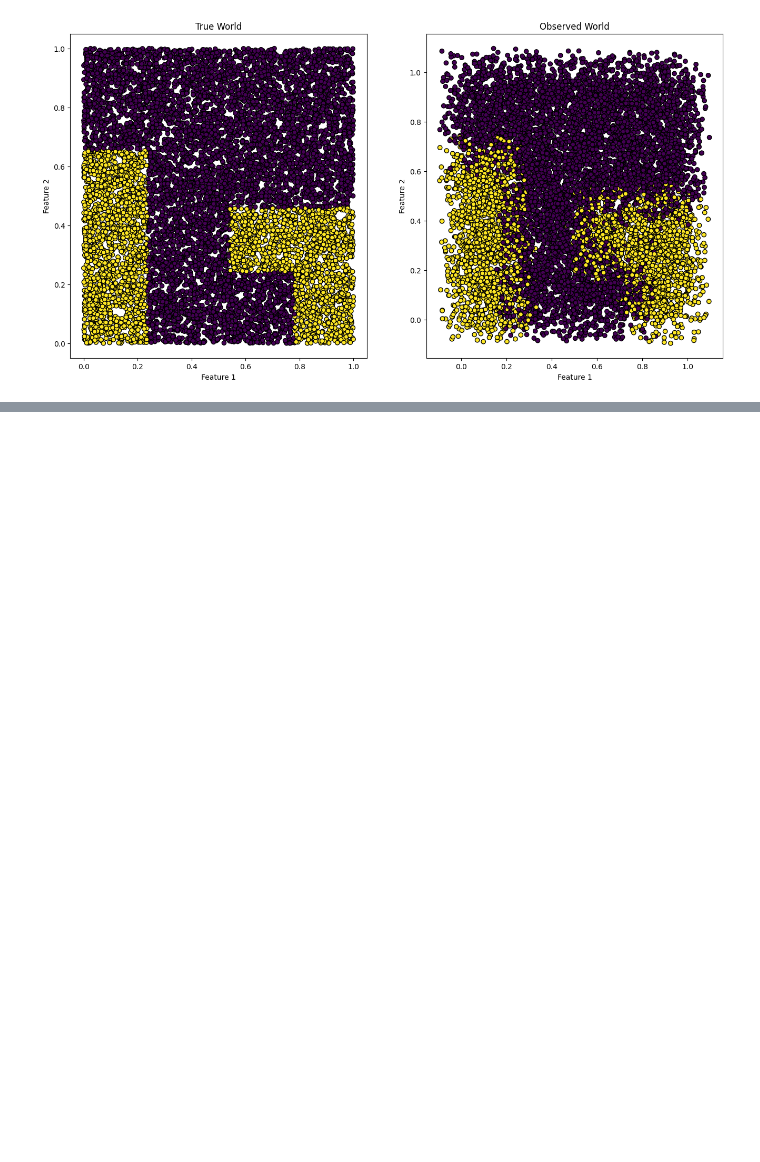
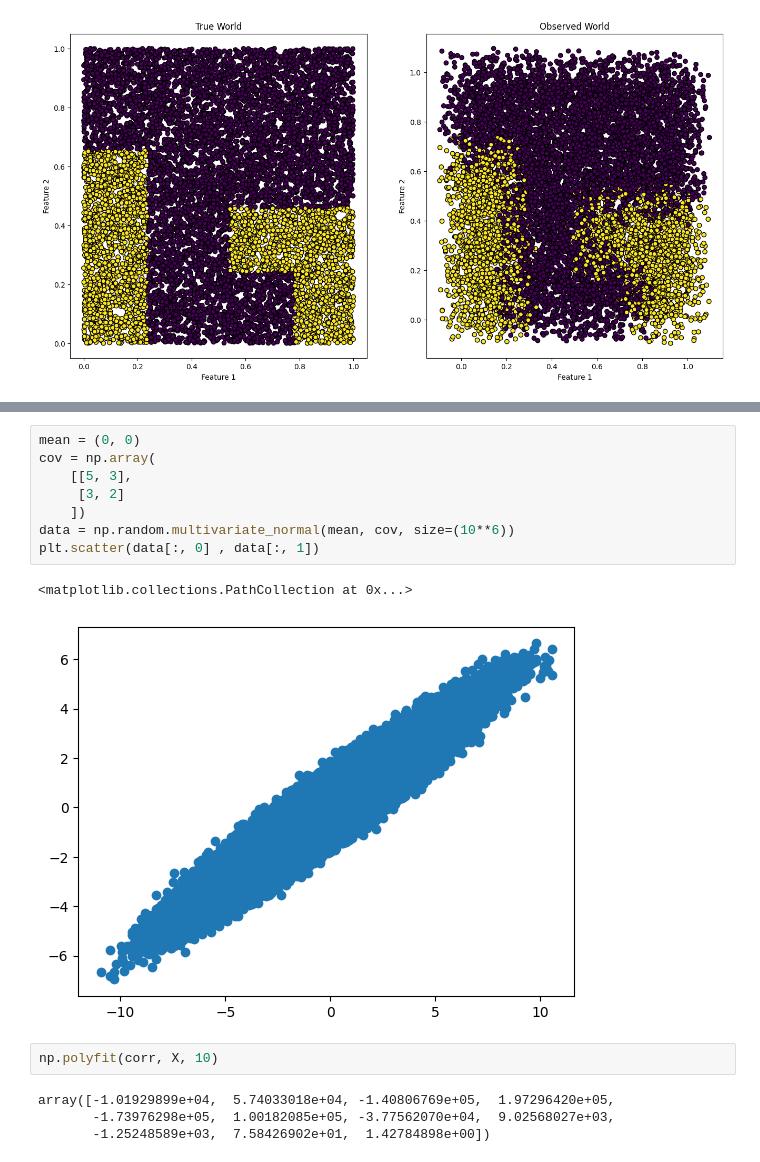
Before and after one commit to TilenG2/uncertain-world-gen, a Jupyter notebook: scripting/test.ipynb, the cells around one changed output, grey strips where cells are left out. Saved outputs shown, nothing was run; the diff lists cells and outputs as text; blank space fills up the shorter version.

```diff
--- a/scripting/test.ipynb
+++ b/scripting/test.ipynb
@@ -221,0 +287,17 @@ draw_combined_world(generate_world(1, 2, feature_bounds=(0, 1), corr=0.6))
+# %%
+mean = (0, 0)
+cov = np.array(
+    [[5, 3],
+     [3, 2]
+    ])
+data = np.random.multivariate_normal(mean, cov, size=(10**6))
+plt.scatter(data[:, 0] , data[:, 1])
+# %% [output]
+<matplotlib.collections.PathCollection at 0x...>
+[figure, added]
+# %%
+np.polyfit(corr, X, 10)
+# %% [output]
+array([-1.01929899e+04,  5.74033018e+04, -1.40806769e+05,  1.97296420e+05,
+       -1.73976298e+05,  1.00182085e+05, -3.77562070e+04,  9.02568027e+03,
+       -1.25248589e+03,  7.58426902e+01,  1.42784898e+00])
```
Also changed, not shown: parts of 6 cells of this notebook, 3 other files.
